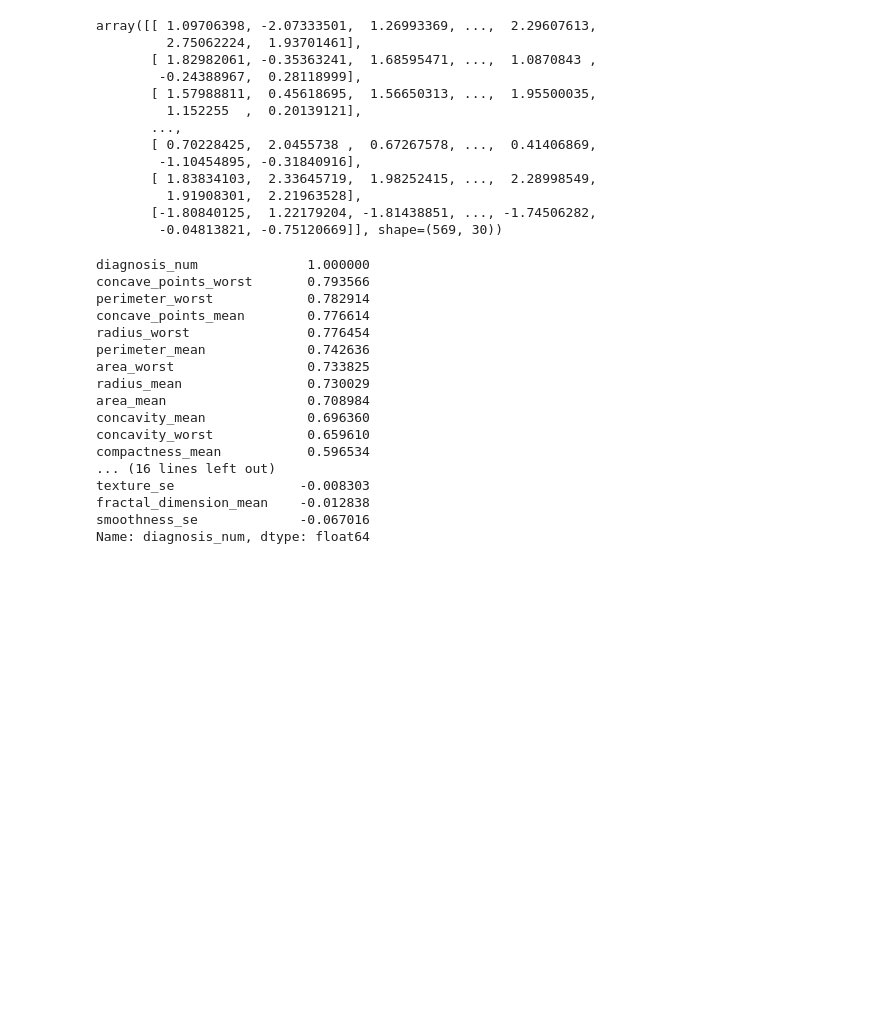
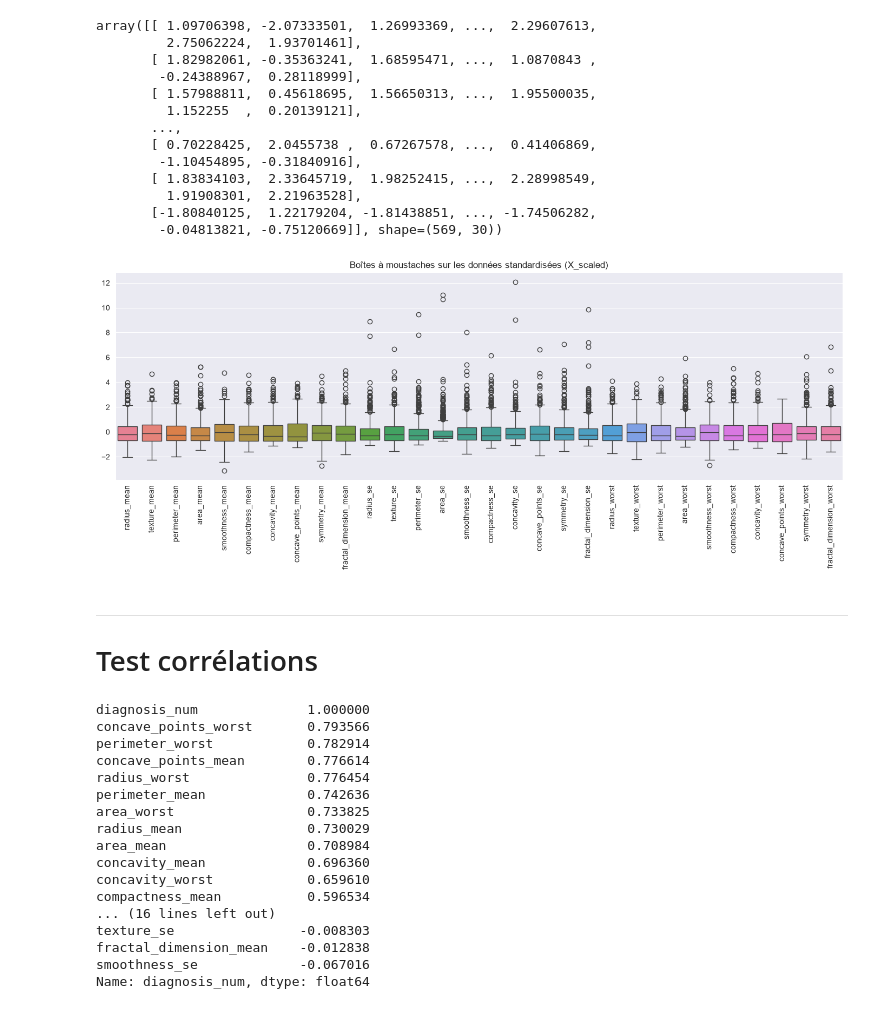
Before and after one commit to ostacore/Projets-UM5BM753-, a Jupyter notebook: Explo_Analysis_1.ipynb, the cells around one changed output. Cells and saved outputs as stored; diff of their text form; code cells hidden in the pictures; blank space fills up the shorter version.

```diff
--- a/Explo_Analysis_1.ipynb
+++ b/Explo_Analysis_1.ipynb
@@ -82,4 +144,19 @@ array([[ 1.09706398, -2.07333501,  1.26993369, ...,  2.29607613,
          1.91908301,  2.21963528],
        [-1.80840125,  1.22179204, -1.81438851, ..., -1.74506282,
         -0.04813821, -0.75120669]], shape=(569, 30))
+# %%
+# Outliers ?
+df_scaled = pd.DataFrame(X_scaled, columns=X_eda.columns)
+
+plt.figure(figsize=(14, 6))
+sns.boxplot(data=df_scaled)
+plt.xticks(rotation=90)
+plt.title("Boîtes à moustaches sur les données standardisées (X_scaled)")
+plt.tight_layout()
+plt.show()
+# %% [output]
+[figure, added]
+# %% [markdown]
+-------------------------------------
+# Test corrélations
 # %%
```
Also changed, not shown: parts of 21 cells of this notebook, 1 other file.
